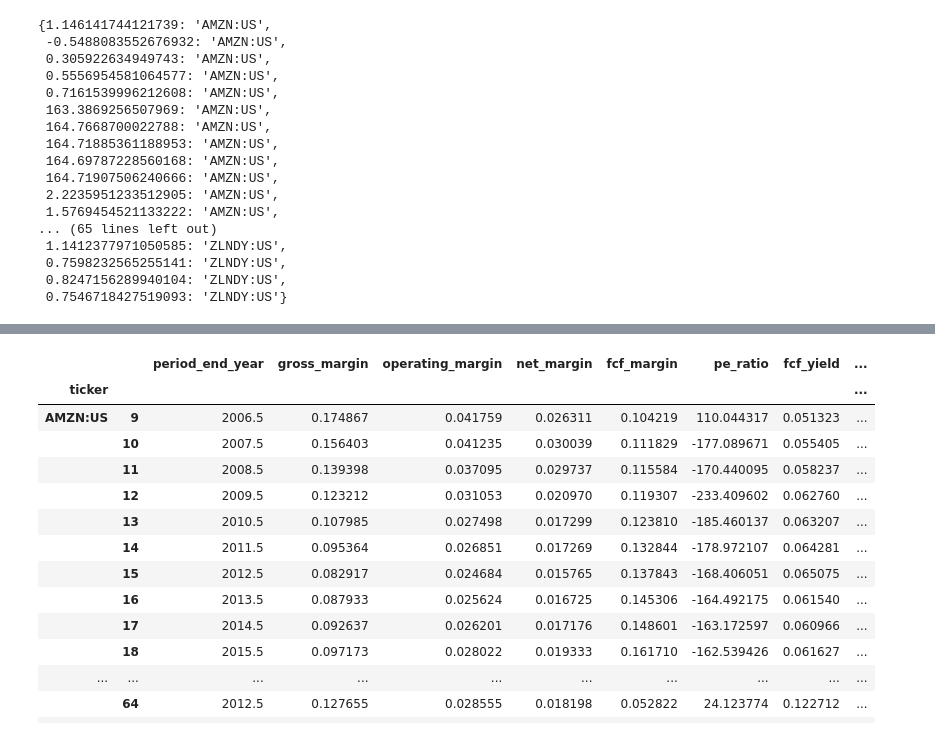
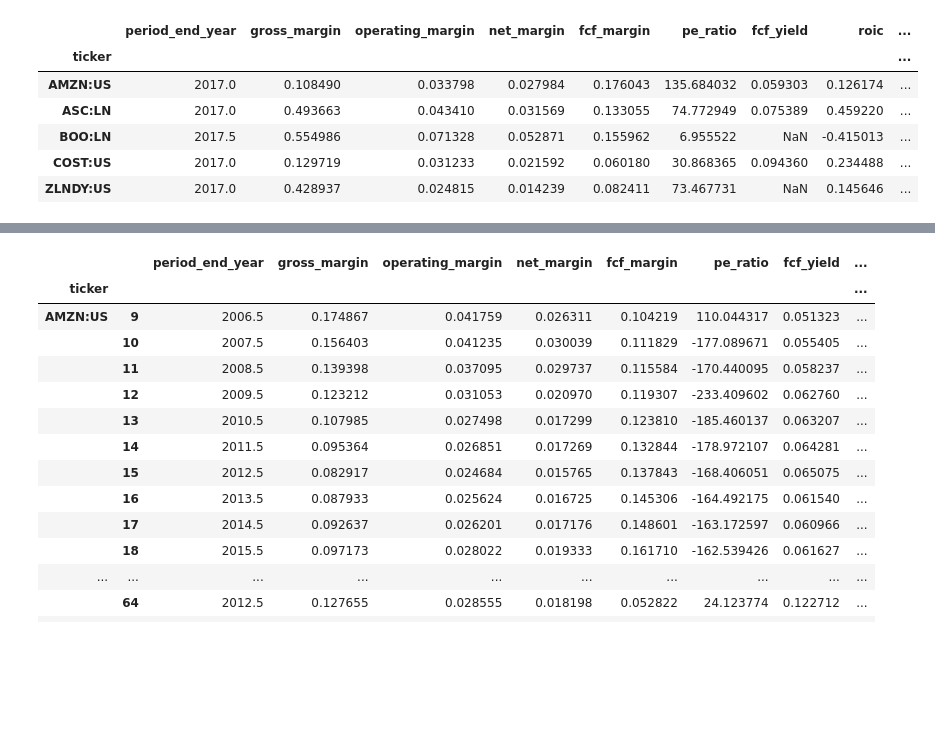
Before and after one commit to BuckoIII/fundamental_analysis, a Jupyter notebook: notebooks/data_transform_analysis.ipynb, the cells around one changed output, grey strips where cells are left out. Saved outputs shown, nothing was run; the diff lists cells and outputs as text; code cells hidden in the pictures; blank space fills up the shorter version.

```diff
--- a/notebooks/data_transform_analysis.ipynb
+++ b/notebooks/data_transform_analysis.ipynb
@@ -148,21 +217,14 @@ Index(['ticker', 'period_end_date', 'period_end_month', 'period_end_year',
+# %%
+filt = (m_df.period_end_year > max(m_df.period_end_year) - 10)
+m_df[filt].groupby('ticker').agg('mean')
+# %% [output]
+|  | period_end_year | gross_margin | operating_margin | net_margin | fcf_margin | pe_ratio | fcf_yield | roic | ... |
+| ticker |  |  |  |  |  |  |  |  | ... |
+| AMZN:US | 2017.0 | 0.108490 | 0.033798 | 0.027984 | 0.176043 | 135.684032 | 0.059303 | 0.126174 | ... |
+| ASC:LN | 2017.0 | 0.493663 | 0.043410 | 0.031569 | 0.133055 | 74.772949 | 0.075389 | 0.459220 | ... |
+| BOO:LN | 2017.5 | 0.554986 | 0.071328 | 0.052871 | 0.155962 | 6.955522 | NaN | -0.415013 | ... |
+| COST:US | 2017.0 | 0.129719 | 0.031233 | 0.021592 | 0.060180 | 30.868365 | 0.094360 | 0.234488 | ... |
+| ZLNDY:US | 2017.0 | 0.428937 | 0.024815 | 0.014239 | 0.082411 | 73.467731 | NaN | 0.145646 | ... |
 # %%
-roic = m_df.groupby('ticker')['roic'].transform(lambda x: x.rolling(5, 1).mean())
-dict(zip(roic, m_df.ticker.values))
+# roic = m_df.groupby('ticker')['roic'].transform(lambda x: x.rolling(5, 1).mean())
+# dict(zip(roic, m_df.ticker.values))
-# %% [output]
-{1.146141744121739: 'AMZN:US',
- -0.5488083552676932: 'AMZN:US',
- 0.305922634949743: 'AMZN:US',
- 0.5556954581064577: 'AMZN:US',
- 0.7161539996212608: 'AMZN:US',
- 163.3869256507969: 'AMZN:US',
- 164.7668700022788: 'AMZN:US',
- 164.71885361188953: 'AMZN:US',
- 164.69787228560168: 'AMZN:US',
- 164.71907506240666: 'AMZN:US',
- 2.2235951233512905: 'AMZN:US',
- 1.5769454521133222: 'AMZN:US',
-... (65 lines left out)
- 1.1412377971050585: 'ZLNDY:US',
- 0.7598232565255141: 'ZLNDY:US',
- 0.8247156289940104: 'ZLNDY:US',
- 0.7546718427519093: 'ZLNDY:US'}
```
Also changed, not shown: parts of 8 cells of this notebook, 1 other file.
